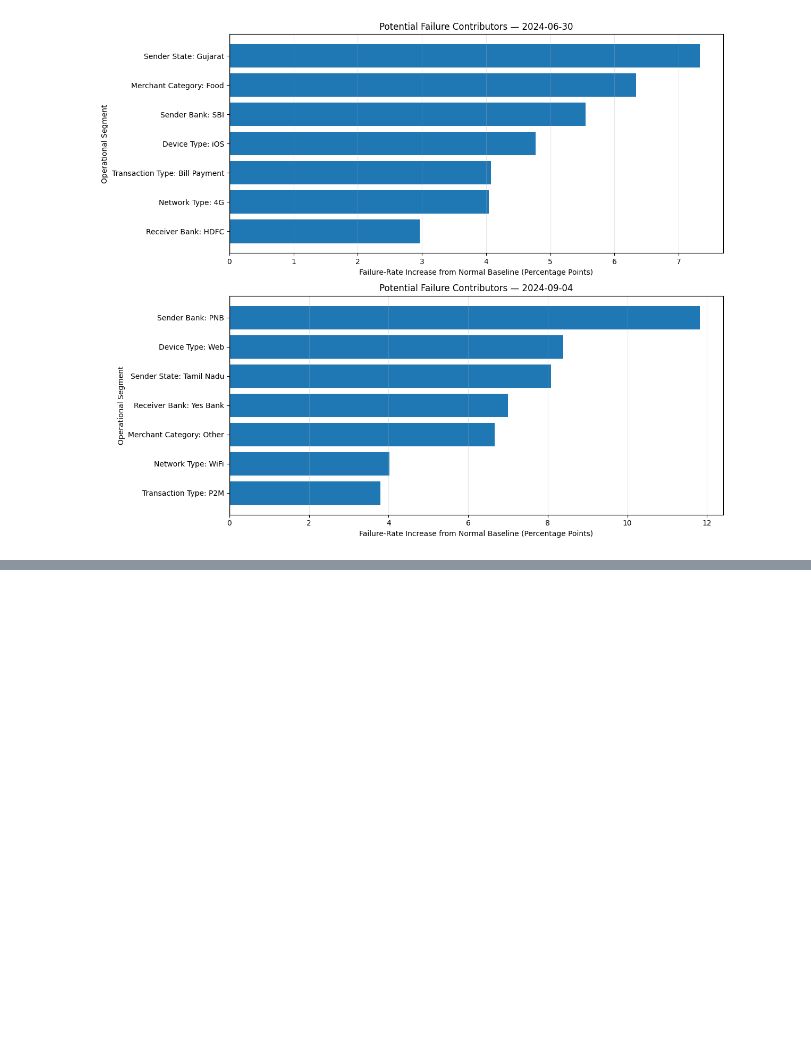
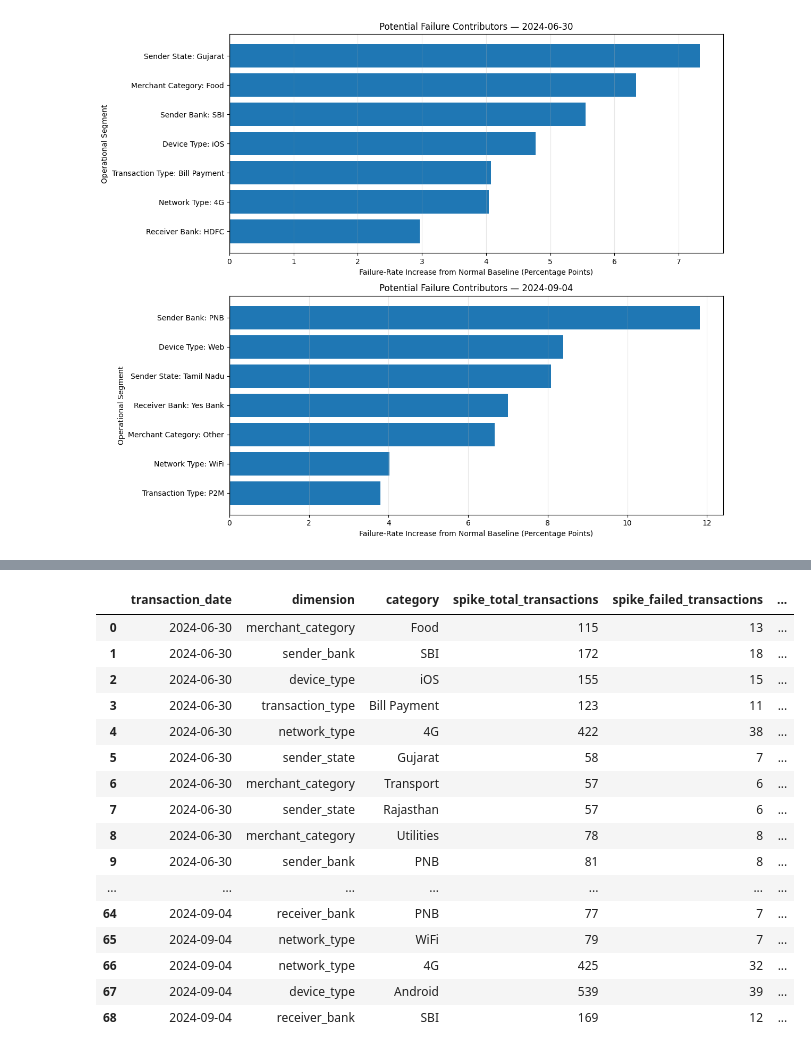
Before and after one commit to KaviyaVelmurugan/upi-transaction-intelligence-platform, a Jupyter notebook: notebooks/02_eda.ipynb, the cells around one changed output, grey strips where cells are left out. Cells and saved outputs as stored; diff of their text form; code cells hidden in the pictures; blank space fills up the shorter version.

```diff
--- a/notebooks/02_eda.ipynb
+++ b/notebooks/02_eda.ipynb
@@ -3131,0 +3245,34 @@ plt.show()
+# %%
+segments_requiring_action = priority_action_table[
+    priority_action_table["risk_category"] != "Monitor"
+].copy()
+
+segments_requiring_action[
+    [
+        "transaction_date",
+        "dimension",
+        "category",
+        "spike_total_transactions",
+        "spike_failed_transactions",
+        "failure_rate_lift_pp",
+        "risk_category"
+    ]
+].round(2)
+# %% [output]
+|  | transaction_date | dimension | category | spike_total_transactions | spike_failed_transactions | ... |
+| 0 | 2024-06-30 | merchant_category | Food | 115 | 13 | ... |
+| 1 | 2024-06-30 | sender_bank | SBI | 172 | 18 | ... |
+| 2 | 2024-06-30 | device_type | iOS | 155 | 15 | ... |
+| 3 | 2024-06-30 | transaction_type | Bill Payment | 123 | 11 | ... |
+| 4 | 2024-06-30 | network_type | 4G | 422 | 38 | ... |
+| 5 | 2024-06-30 | sender_state | Gujarat | 58 | 7 | ... |
+| 6 | 2024-06-30 | merchant_category | Transport | 57 | 6 | ... |
+| 7 | 2024-06-30 | sender_state | Rajasthan | 57 | 6 | ... |
+| 8 | 2024-06-30 | merchant_category | Utilities | 78 | 8 | ... |
+| 9 | 2024-06-30 | sender_bank | PNB | 81 | 8 | ... |
+| ... | ... | ... | ... | ... | ... | ... |
+| 64 | 2024-09-04 | receiver_bank | PNB | 77 | 7 | ... |
+| 65 | 2024-09-04 | network_type | WiFi | 79 | 7 | ... |
+| 66 | 2024-09-04 | network_type | 4G | 425 | 32 | ... |
+| 67 | 2024-09-04 | device_type | Android | 539 | 39 | ... |
+| 68 | 2024-09-04 | receiver_bank | SBI | 169 | 12 | ... |
```
Also changed, not shown: parts of 5 cells of this notebook, 1 other file.
